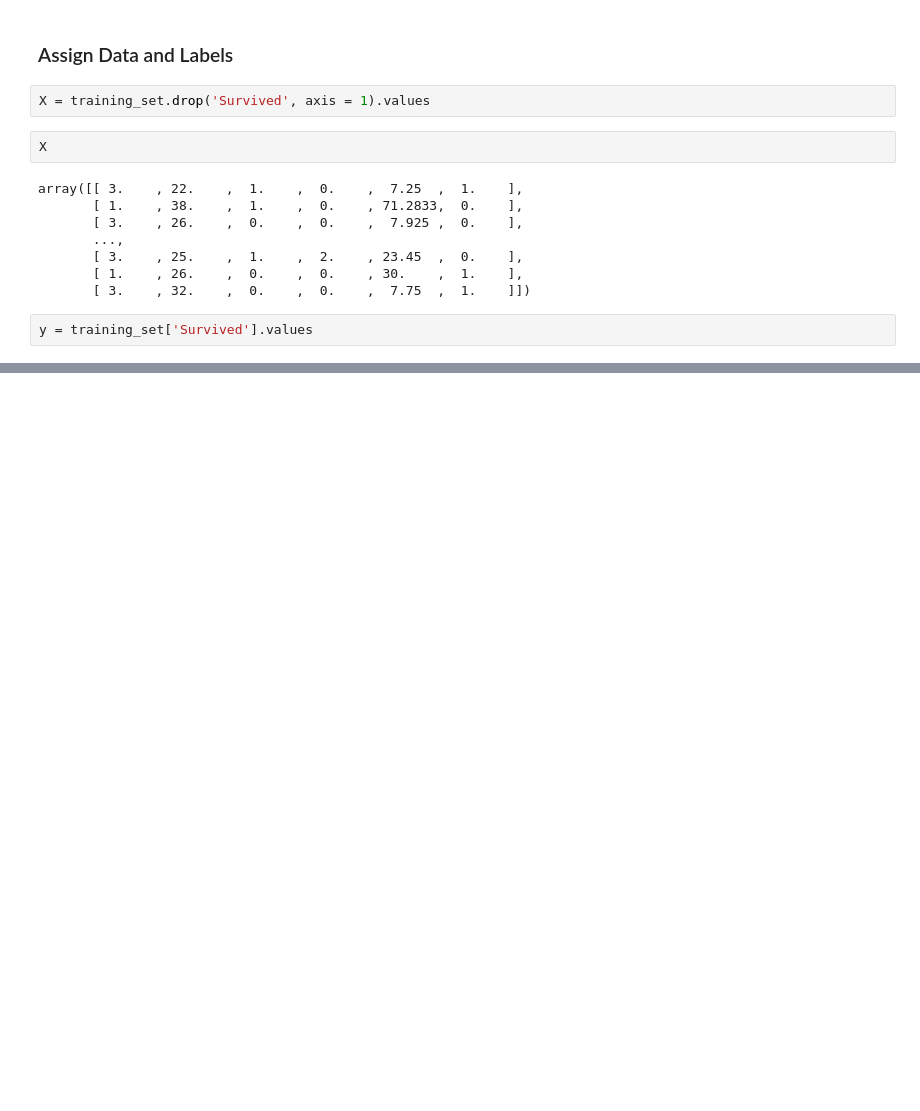
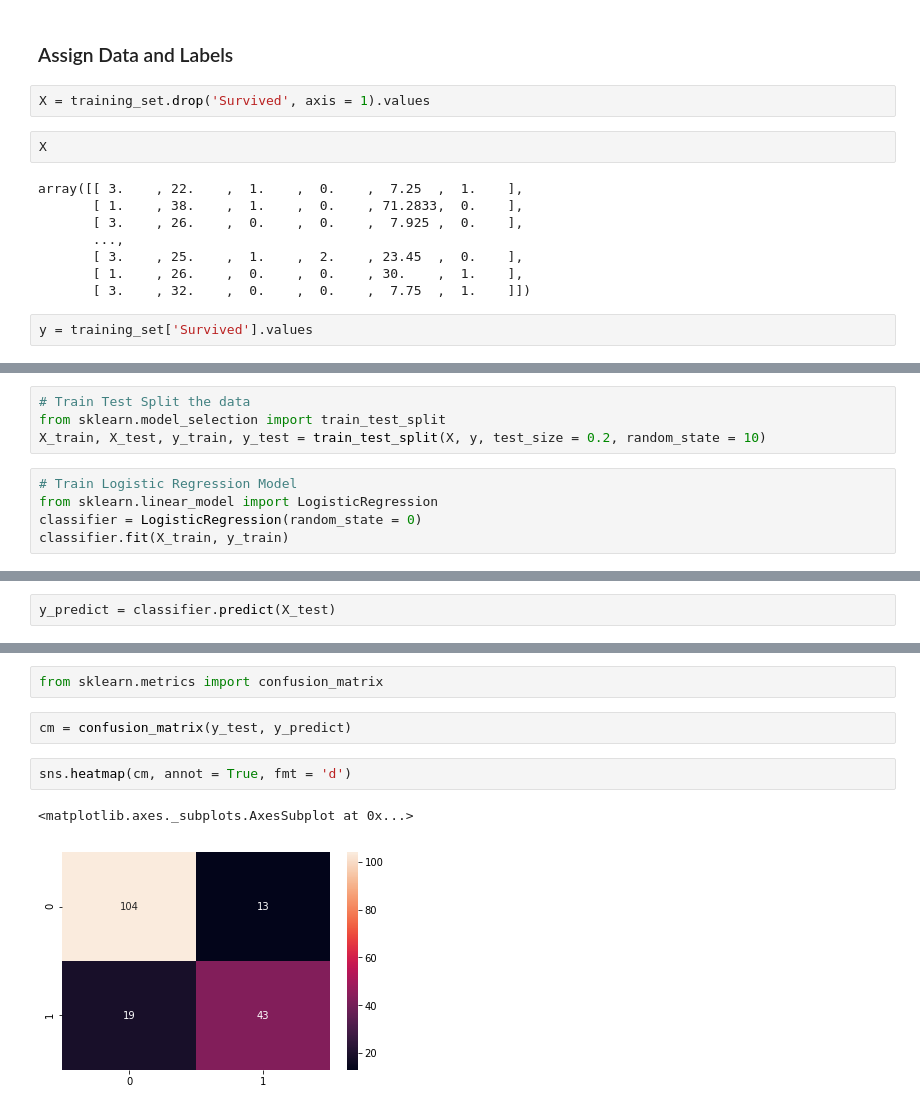
Before and after one commit to KalyanMohanty/titanic-survival-logistic-regression, a Jupyter notebook: logistic-regression-titanic.ipynb, the cells around one changed output, grey strips where cells are left out. Drawn from its saved outputs; the diff is of its cells as text; blank space fills up the shorter version.

Commit message:
Split data and train model and view score

```diff
--- a/logistic-regression-titanic.ipynb
+++ b/logistic-regression-titanic.ipynb
@@ -360,0 +363,9 @@ array([0, 1, 1, 1, 0, 0, 0, 0, 1, 1, 1, 1, 0, 0, 0, 1, 0, 1, 0, 1, 0, 1,
+# %%
+# Train Test Split the data
+from sklearn.model_selection import train_test_split
+X_train, X_test, y_train, y_test = train_test_split(X, y, test_size = 0.2, random_state = 10)
+# %%
+# Train Logistic Regression Model
+from sklearn.linear_model import LogisticRegression
+classifier = LogisticRegression(random_state = 0)
+classifier.fit(X_train, y_train)
@@ -360,0 +379,2 @@ array([0, 1, 1, 1, 0, 0, 0, 0, 1, 1, 1, 1, 0, 0, 0, 1, 0, 1, 0, 1, 0, 1,
+# %%
+y_predict = classifier.predict(X_test)
@@ -360,0 +393,9 @@ array([0, 1, 1, 1, 0, 0, 0, 0, 1, 1, 1, 1, 0, 0, 0, 1, 0, 1, 0, 1, 0, 1,
+# %%
+from sklearn.metrics import confusion_matrix
+# %%
+cm = confusion_matrix(y_test, y_predict)
+# %%
+sns.heatmap(cm, annot = True, fmt = 'd')
+# %% [output]
+<matplotlib.axes._subplots.AxesSubplot at 0x...>
+[figure, added]
```
Also changed, not shown: parts of 6 cells of this notebook.
